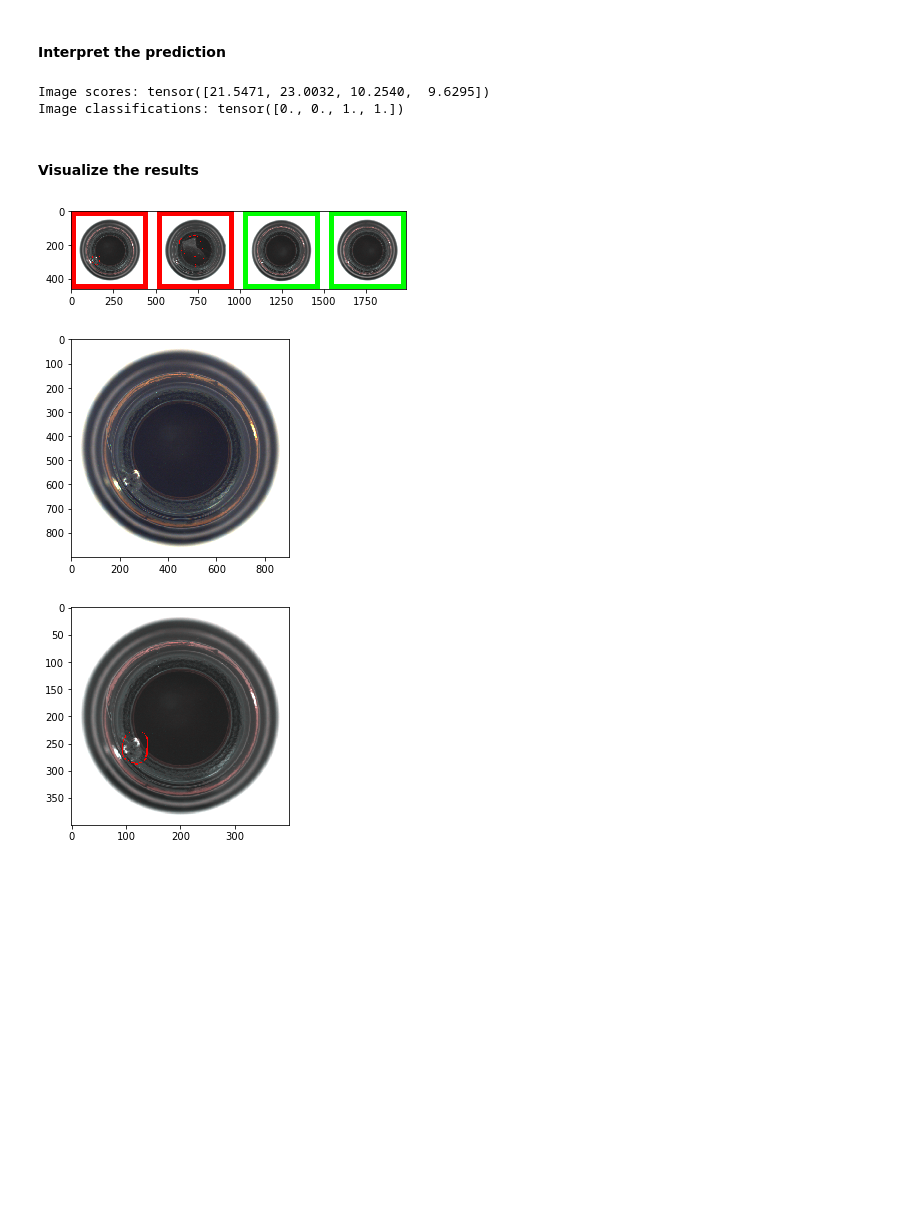
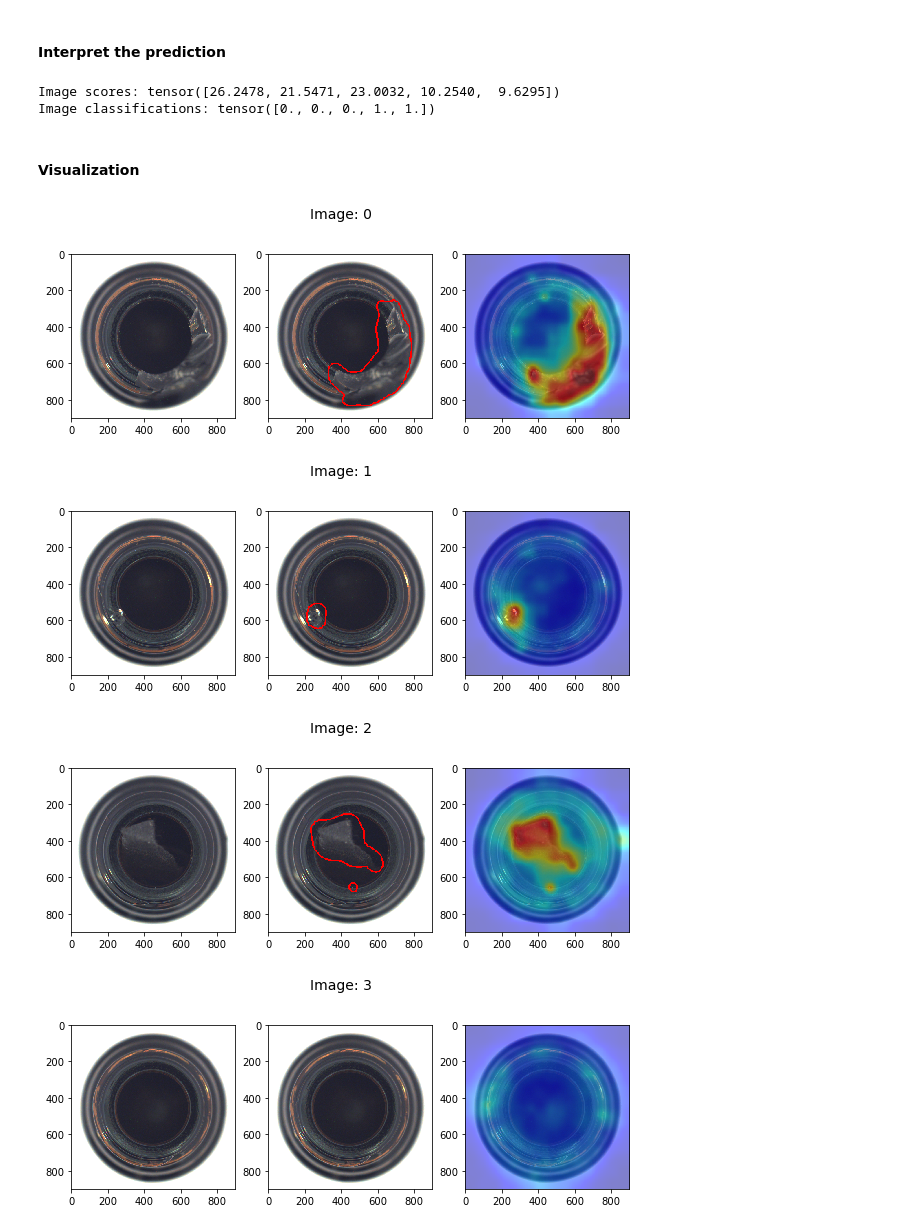
Before and after one commit to OpenAOI/anodet, a Jupyter notebook: notebooks/padim_example.ipynb, the cells around one changed output. Saved outputs shown, nothing was run; the diff lists cells and outputs as text; code cells hidden in the pictures; blank space fills up the shorter version.

Commit message:
Added boundary and heatmap

```diff
--- a/notebooks/padim_example.ipynb
+++ b/notebooks/padim_example.ipynb
@@ -43,6 +43,7 @@ torch.save(padim.cov_inv, distributions_path+'bottle_cov_inv.pt')
 #### Load test images
 # %%
 paths = [
+    '../../data/mvtec_dataset/bottle/test/broken_large/000.png',
     '../../data/mvtec_dataset/bottle/test/broken_small/000.png',
     '../../data/mvtec_dataset/bottle/test/contamination/000.png',
     '../../data/mvtec_dataset/bottle/test/good/000.png',
@@ -69,33 +70,34 @@ padim = anodet.Padim(backbone='resnet18', mean=mean, cov_inv=cov_inv, device=tor
 # %% [markdown]
 #### Make prediction
 # %%
-image_scores, score_map = padim.predict(batch)
+image_scores, score_maps = padim.predict(batch)
 # %% [markdown]
 #### Interpret the prediction
 # %%
 THRESH = 13
-patch_classifications = anodet.classification(score_map, THRESH)
+score_map_classifications = anodet.classification(score_maps, THRESH)
 image_classifications = anodet.classification(image_scores, THRESH)
 print("Image scores:", image_scores)
 print("Image classifications:", image_classifications)
 # %% [output]
-Image scores: tensor([21.5471, 23.0032, 10.2540,  9.6295])
-Image classifications: tensor([0., 0., 1., 1.])
+Image scores: tensor([26.2478, 21.5471, 23.0032, 10.2540,  9.6295])
+Image classifications: tensor([0., 0., 0., 1., 1.])
-# %% [markdown]
-#### Visualize the results
-# %%
-img = anodet.boundary_image_classification_group(images, patch_classifications, image_classifications, 400)
-plt.imshow(img)
-plt.show()
-# %% [output]
-[figure, removed]
-# %%
-idx = 0
-img = anodet.boundary_image(images[idx], patch_classifications[idx], 400)
-plt.imshow(images[idx])
-plt.show()
-plt.imshow(img)
-plt.show()
-# %% [output]
-[figure, removed]
-[figure, removed]
+# %% [markdown]
+#### Visualization
+# %%
+for idx in range(len(images)):
+
+    b_img = anodet.boundary_image(images[idx], score_map_classifications[idx])
+    h_img = anodet.heatmap_image(images[idx], score_maps[idx], (0, 24))
+
+    fig, axs = plt.subplots(1, 3, figsize=(10, 6))
+    fig.suptitle('Image: ' + str(idx), y=0.8, fontsize=14)
+    axs[0].imshow(images[idx])
+    axs[1].imshow(b_img)
+    axs[2].imshow(h_img)
+    plt.show()
+# %% [output]
+[figure, added]
+[figure, added]
+[figure, added]
+[figure, added]
```
Also changed, not shown: parts of 1 cell of this notebook, 5 other files.
